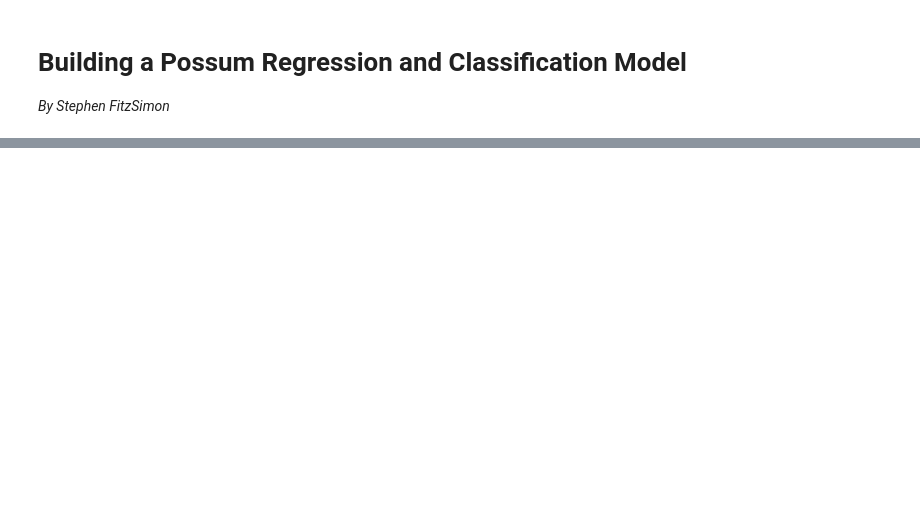
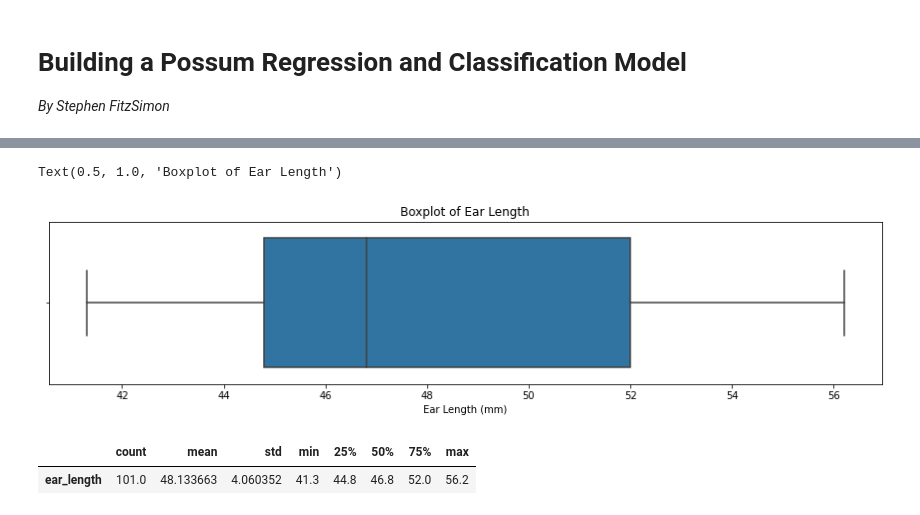
Before and after one commit to stephenfitzsimon/possum-regression, a Jupyter notebook: possum_models.ipynb, the cells around one changed output, grey strips where cells are left out. Saved outputs shown, nothing was run; the diff lists cells and outputs as text; code cells hidden in the pictures; blank space fills up the shorter version.

```diff
--- a/possum_models.ipynb
+++ b/possum_models.ipynb
@@ -139,0 +201,15 @@ df
+# %%
+# plot the data as a boxplot
+plt.figure(figsize = (15, 3)) #set figure size
+sns.boxplot(data=df, x = 'ear_length') #make plot
+plt.xlabel("Ear Length (mm)")
+plt.title('Boxplot of Ear Length') #title plot
+# %% [output]
+Text(0.5, 1.0, 'Boxplot of Ear Length')
+[figure, added]
+# %%
+# numeric information
+pd.DataFrame(df['ear_length'].describe()).T
+# %% [output]
+|  | count | mean | std | min | 25% | 50% | 75% | max |
+| ear_length | 101.0 | 48.133663 | 4.060352 | 41.3 | 44.8 | 46.8 | 52.0 | 56.2 |
```
Also changed, not shown: parts of 17 cells of this notebook, 4 other files.
